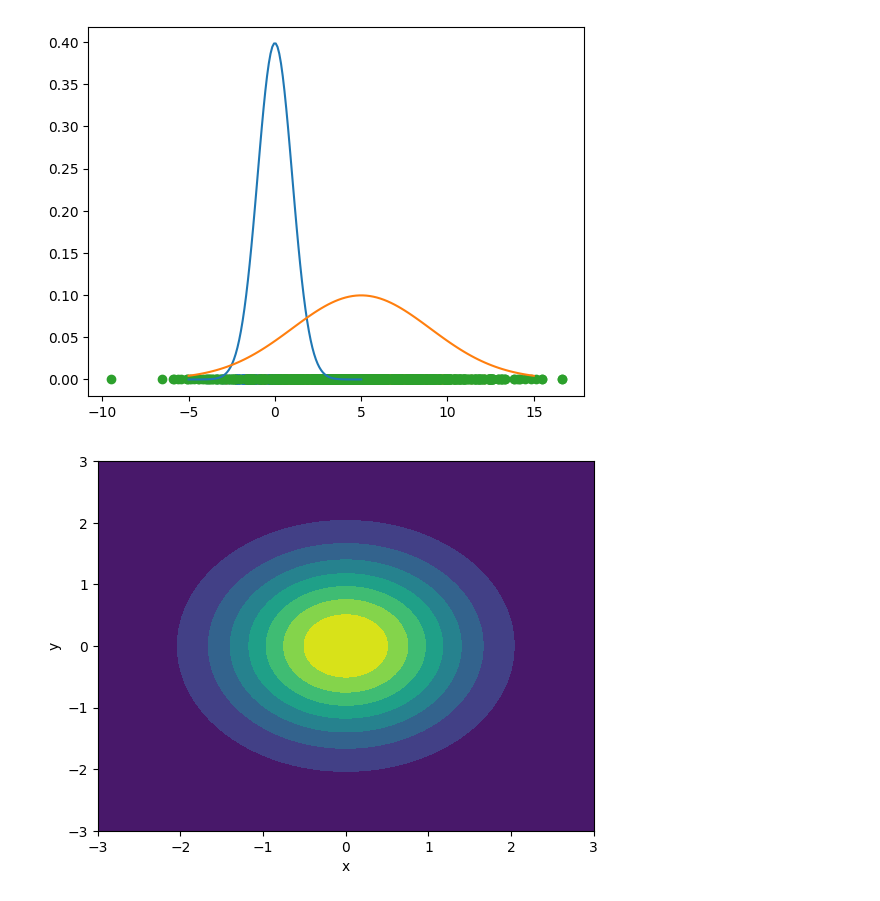
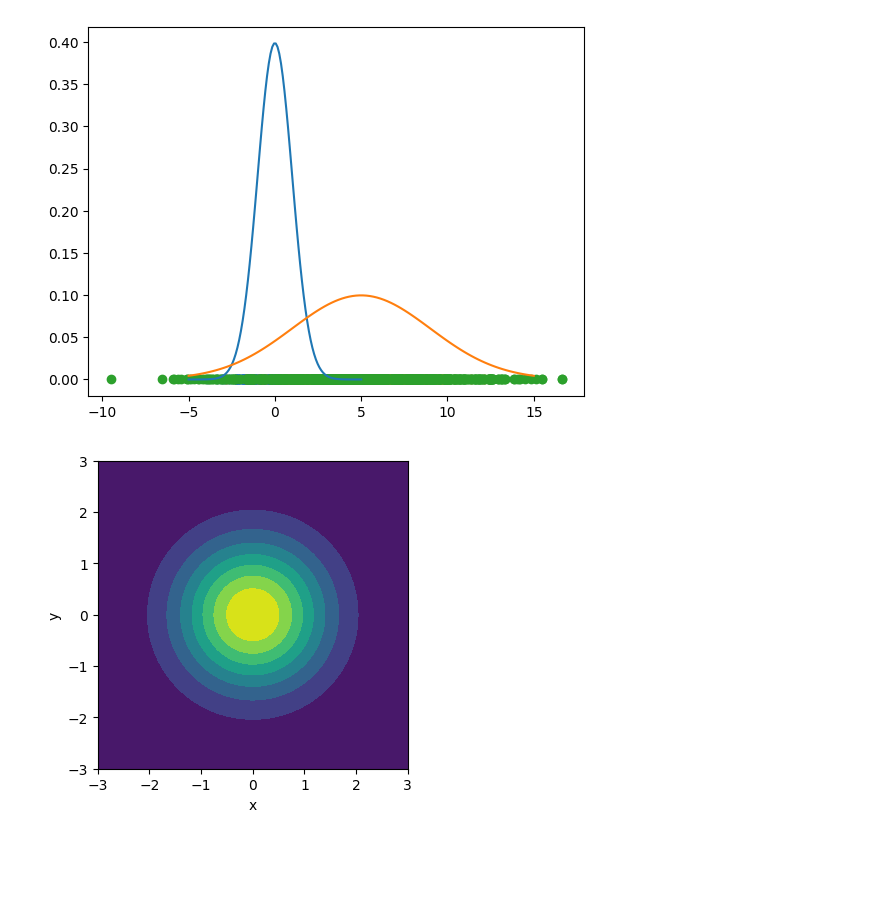
Before and after one commit to tayfununal/PyTorch, a Jupyter notebook: normal_dist_calisma_1.ipynb, the cells around one changed output. Drawn from its saved outputs; the diff is of its cells as text; code cells hidden in the pictures; blank space fills up the shorter version.

```diff
--- a/normal_dist_calisma_1.ipynb
+++ b/normal_dist_calisma_1.ipynb
@@ -109,26 +109,27 @@ plt.scatter(norm_sample_2,[0 for i in range(len(norm_sample_2))])
 # %%
 # prompt: how to make contour plot in 2 dim normal distribution
 
 import numpy as np
 import matplotlib.pyplot as plt
 from scipy.stats import multivariate_normal
 
 # Define the parameters of the distribution
 mu = np.array([0, 0])
 sigma = np.array([[1, 0], [0, 1]])
 
 # Create a grid of points to evaluate the distribution at
 x = np.linspace(-3, 3, 100)
 y = np.linspace(-3, 3, 100)
 X, Y = np.meshgrid(x, y)
 
 # Evaluate the distribution at each point
 Z = multivariate_normal.pdf(np.array([X, Y]).T, mean=mu, cov=sigma)
 
+plt.figure(figsize=(4, 4))
 # Plot the contour plot
 plt.contourf(X, Y, Z)
 plt.xlabel('x')
 plt.ylabel('y')
 plt.show()
 # %% [output]
-[figure, old version]
+[figure, new version]
```
